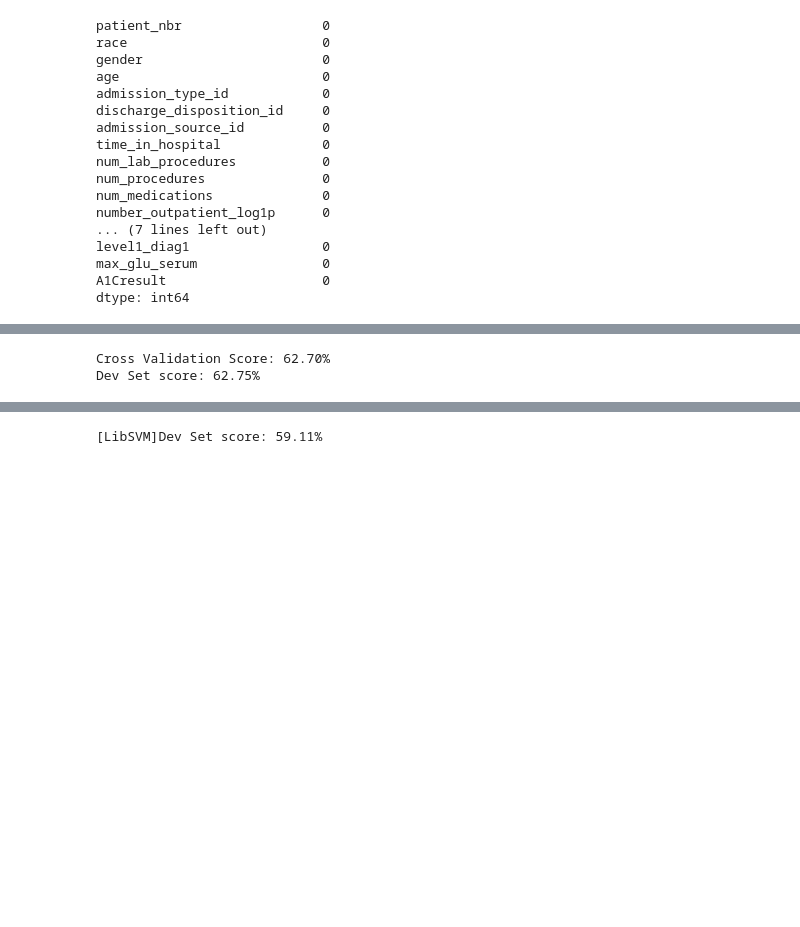
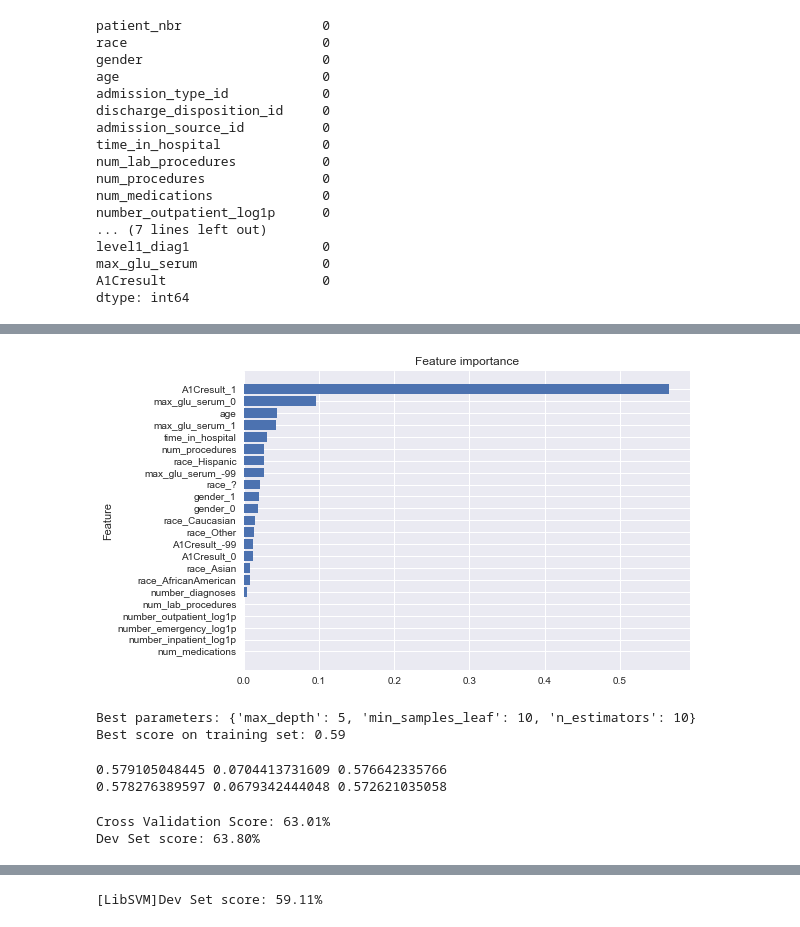
Before and after one commit to u-raza/diabetes-ml, a Jupyter notebook: Diabetes_pre-process_using_modified.ipynb, the cells around one changed output, grey strips where cells are left out. Cells and saved outputs as stored; diff of their text form; code cells hidden in the pictures; blank space fills up the shorter version.

Commit message:
added decision tree and random forest results

```diff
--- a/Diabetes_pre-process_using_modified.ipynb
+++ b/Diabetes_pre-process_using_modified.ipynb
@@ -316,8 +316,8 @@ ruledict = {
 #     "glimepiride-pioglitazone" : "mean",
 #     "metformin-rosiglitazone" : "mean",
 #     "metformin-pioglitazone" : "mean",
-    "change" : lambda x: 1 if np.sum(x) >= 1 else 0, # if any encounter has a change, then composite encounter has change
-    "diabetesMed": "mean", # gives proportion of change as this is a binary variable
+    "change" : "mean", # gives proportion of change as this is a binary variable
+    "diabetesMed": "mean", # same logic as above
     "readmitted" : "mean", # simialr logic as above but here values range = 0-2
     "service_utilization_log1p" : "mean",
     "level1_diag1": lambda x: x.iloc[0] if x.nunique()==1 else np.NaN,
@@ -592,0 +631,34 @@ feature_list = ['time_in_hospital', 'num_medications', 'num_procedures', 'number
+# %%
+X = train_input[feature_list].astype(int)
+Y = train_output.astype(int)
+model_single_tree = tree.DecisionTreeClassifier(criterion='entropy',max_depth=8)
+model_single_tree.fit(X, Y)
+
+features = feature_list
+importances = model_single_tree.feature_importances_
+idx = np.argsort(importances)
+plt.title("Feature importance")
+plt.barh(range(len(idx)), importances[idx])
+plt.yticks(range(len(idx)), [features[i] for i in idx])
+plt.ylabel("Feature")
+plt.show()
+# %% [output]
+[figure, added]
+# %%
+from sklearn.model_selection import GridSearchCV
+from sklearn.ensemble import RandomForestClassifier
+
+X = train_input[feature_list].astype(int)
+Y = train_output.astype(int)
+
+param_grid_forest = {'n_estimators': [10,30,50],
+                     'max_depth': [5,6,7,8],
+                     'min_samples_leaf': [10,11,12,13,14]}
+grid_forest = GridSearchCV(RandomForestClassifier(criterion='entropy'), param_grid_forest, cv=10)
+grid_forest.fit(X, Y)
+best_RandomForest = grid_forest.best_params_
+print('Best parameters: {}'.format(best_RandomForest))
+print('Best score on training set: {:.2f}'.format(grid_forest.best_score_))
+# %% [output]
+Best parameters: {'max_depth': 5, 'min_samples_leaf': 10, 'n_estimators': 10}
+Best score on training set: 0.59
@@ -593,3 +682,9 @@ feature_list = ['time_in_hospital', 'num_medications', 'num_procedures', 'number
+# %%
+print(train_accuracy, train_recall, train_precision)
+print(test_accuracy, test_recall, test_precision)
+# %% [output]
+0.579105048445 0.0704413731609 0.576642335766
+0.578276389597 0.0679342444048 0.572621035058
 # %%
 from sklearn.model_selection import train_test_split
 from sklearn.linear_model import LogisticRegression
@@ -597,13 +692,13 @@ from sklearn.model_selection import cross_val_score
 X_train, X_dev, Y_train, Y_dev = train_test_split(train_input[feature_list], train_output, test_size=0.20, random_state=0)
 Y_dev = Y_dev.astype(int)
 Y_train = Y_train.astype(int)
-logreg = LogisticRegression(fit_intercept=True, penalty='l1')
+logreg = LogisticRegression(fit_intercept=True)
 print("Cross Validation Score: {:.2%}".format(np.mean(cross_val_score(logreg, X_train, Y_train, cv=25))))
 logreg.fit(X_train, Y_train)
 print("Dev Set score: {:.2%}".format(logreg.score(X_dev, Y_dev)))
 # %% [output]
-Cross Validation Score: 62.70%
-Dev Set score: 62.75%
+Cross Validation Score: 63.01%
+Dev Set score: 63.80%
 # %%
 [print(fname, coeffs) for fname, coeffs in zip(X_train.columns, np.round(logreg.coef_[0],3))];
 # %% [output]
```
Also changed, not shown: parts of 16 cells of this notebook.
